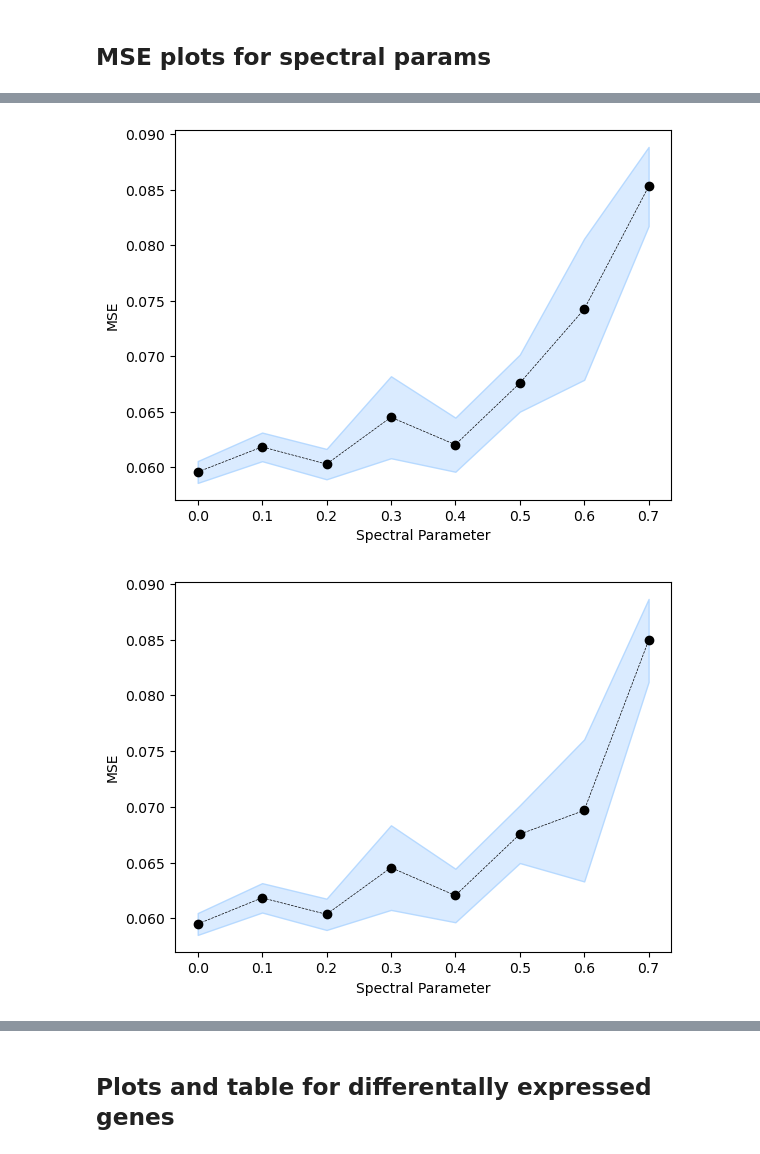
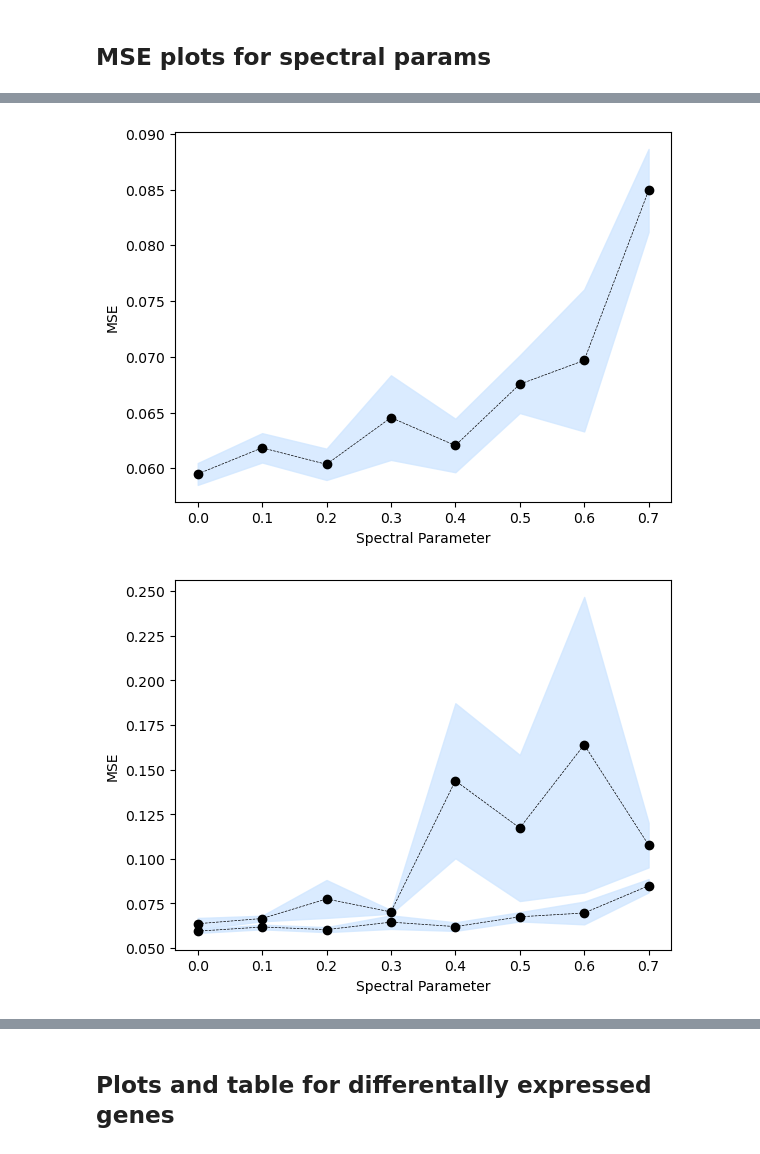
Before and after one commit to aaronwtr/PertEval, a Jupyter notebook: notebooks/results_analysis.ipynb, the cells around one changed output, grey strips where cells are left out. Saved outputs shown, nothing was run; the diff lists cells and outputs as text; code cells hidden in the pictures.

```diff
--- a/notebooks/results_analysis.ipynb
+++ b/notebooks/results_analysis.ipynb
@@ -133,11 +179,12 @@ df_gf[df_gf['Group'] == f'{probe_model_ds}_{0.5}']
 # %%
 plt.style.use('default')
+# %%
+#current plot that we think well use
+plot_spectral_curve(test_mse, shading=False, errbar=False, plot_shading_c_same=False)
+# %% [output]
+[figure, added]
 # %%
-plot_spectral_curve(test_mse_r2, shading=False, errbar=False)
+plot_spectral_curve(test_mse_scgpt, shading=False, errbar=False, plot_shading_c_same=False)
+plot_spectral_curve(test_mse, shading=False, errbar=False, plot_shading_c_same=False)
 # %% [output]
-[figure, old version]
+[figure, new version]
-# %%
-#current plot that we think well use
-plot_spectral_curve(test_mse, shading=False, errbar=False)
-# %% [output]
-[figure, removed]
```
Also changed, not shown: parts of 34 cells of this notebook.
